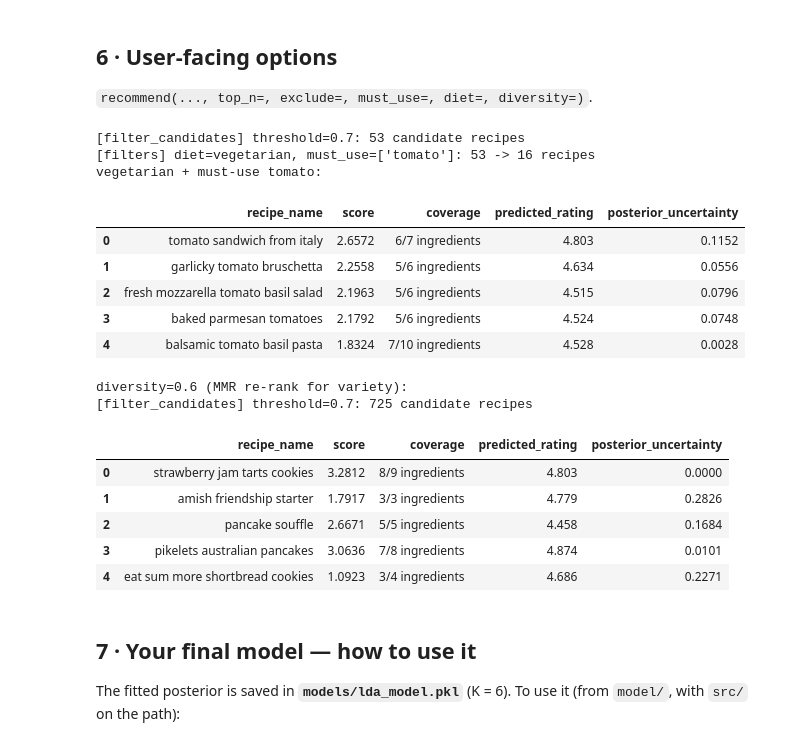
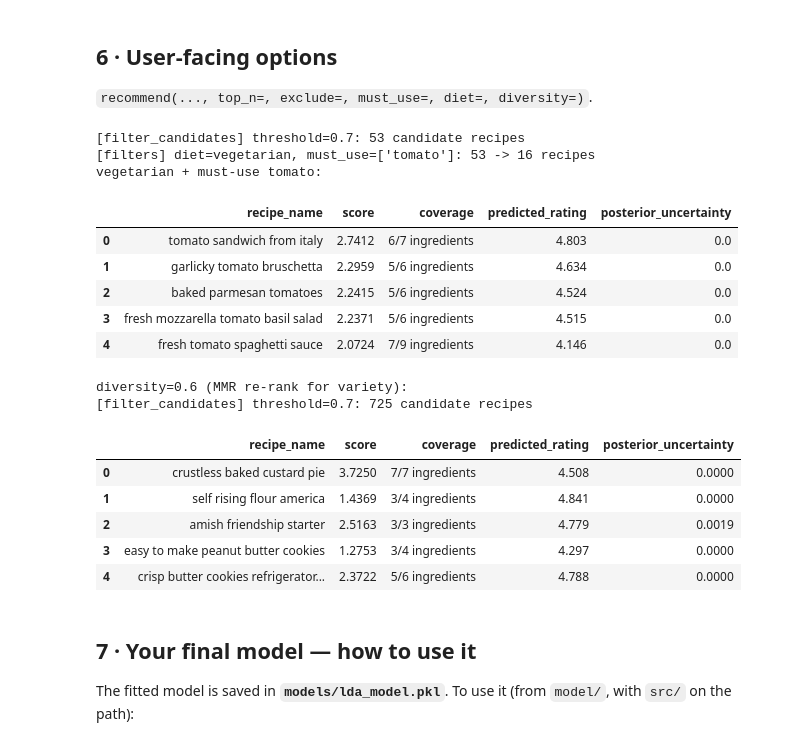
Before and after one commit to eason1218/what-can-i-cook-tonight, a Jupyter notebook: model/notebooks/model_pipeline.ipynb, the cells around one changed output. Saved outputs shown, nothing was run; the diff lists cells and outputs as text; code cells hidden in the pictures.

```diff
--- a/model/notebooks/model_pipeline.ipynb
+++ b/model/notebooks/model_pipeline.ipynb
@@ -25,7 +23,7 @@ so `import recipe_recommender` and the `data/ models/ figures/` paths resolve.
 import os, sys
 if os.path.basename(os.getcwd()) == "notebooks":     # launched from model/notebooks/
     os.chdir("..")                                   # -> model/
-sys.path.insert(0, os.path.join(os.getcwd(), "src")) # so `import recipe_recommender` works
+sys.path.insert(0, os.path.join(os.getcwd(), "src"))
 
 import json
 import numpy as np
@@ -36,7 +34,7 @@ import recipe_recommender as rr      # the model + 5 pipeline functions  (src/)
 import visualize as viz              # plotting helpers (save PNGs we then display)
 
 pd.set_option("display.max_colwidth", 55)
-df = pd.read_csv("data/recipes_clean.csv")
+df = pd.read_csv("../data/recipes_clean.csv")
 print(f"{len(df):,} recipes loaded")
 df.head(3)
 # %% [output]
@@ -102,12 +98,14 @@ diagnostics. Below we **load the cached K = 6 model**; the `else` branch shows h
 # %%
 if os.path.exists("models/lda_model.pkl"):
-    model = rr.load_model("models/lda_model.pkl")     # the already-trained final model
+    model = rr.load_model("models/lda_model.pkl")     # the already-trained model
     print("Loaded cached model. K =", model.best_k)
 else:
-    model = rr.train_lda(df, k_values=(6,), n_train=400, vocab_size=100,
-                         draws=300, tune=400, chains=2, seed=42)   # ~one NUTS fit
+    model = rr.train_lda(df)                            # sklearn fit + Bootstrap
     rr.save_model(model, "models/lda_model.pkl")
 
 rr._STATE = {"model": model, "df_id": id(df)}          # let recommend() reuse it
-print("vocab size :", len(model.vocab), "| posterior samples:", model.n_samples)
+print("vocab size           :", len(model.vocab))
+print("Bootstrap samples (B):", model.n_samples)
+print("bootstrap_stability  :", round(float(model.bootstrap_stability), 5),
+      "(mean per-element φ std; small => φ well determined)")
 # %% [output]
@@ -208,36 +210,35 @@ wrote figures/fig4_recommendation_uncertainty.png
 # %%
 veg = rr.recommend(ITAL, df, diet="vegetarian", must_use=["tomato"], top_n=5)
 print("vegetarian + must-use tomato:")
-pd.DataFrame(veg)[cols]
+display(pd.DataFrame(veg)[cols])
+
+BAKE = ["flour", "sugar", "butter", "egg", "vanilla", "baking soda",
+        "milk", "salt", "chocolate"]
+print("diversity=0.6 (MMR re-rank for variety):")
+pd.DataFrame(rr.recommend(BAKE, df, diversity=0.6, top_n=5))[cols]
 # %% [output]
 [filter_candidates] threshold=0.7: 53 candidate recipes
 [filters] diet=vegetarian, must_use=['tomato']: 53 -> 16 recipes
 vegetarian + must-use tomato:
 |  | recipe_name | score | coverage | predicted_rating | posterior_uncertainty |
-| 0 | tomato sandwich from italy | 2.6572 | 6/7 ingredients | 4.803 | 0.1152 |
-| 1 | garlicky tomato bruschetta | 2.2558 | 5/6 ingredients | 4.634 | 0.0556 |
-| 2 | fresh mozzarella tomato basil salad | 2.1963 | 5/6 ingredients | 4.515 | 0.0796 |
-| 3 | baked parmesan tomatoes | 2.1792 | 5/6 ingredients | 4.524 | 0.0748 |
-| 4 | balsamic tomato basil pasta | 1.8324 | 7/10 ingredients | 4.528 | 0.0028 |
+| 0 | tomato sandwich from italy | 2.7412 | 6/7 ingredients | 4.803 | 0.0 |
+| 1 | garlicky tomato bruschetta | 2.2959 | 5/6 ingredients | 4.634 | 0.0 |
+| 2 | baked parmesan tomatoes | 2.2415 | 5/6 ingredients | 4.524 | 0.0 |
+| 3 | fresh mozzarella tomato basil salad | 2.2371 | 5/6 ingredients | 4.515 | 0.0 |
+| 4 | fresh tomato spaghetti sauce | 2.0724 | 7/9 ingredients | 4.146 | 0.0 |
+diversity=0.6 (MMR re-rank for variety):
+[filter_candidates] threshold=0.7: 725 candidate recipes
+|  | recipe_name | score | coverage | predicted_rating | posterior_uncertainty |
+| 0 | crustless baked custard pie | 3.7250 | 7/7 ingredients | 4.508 | 0.0000 |
+| 1 | self rising flour america | 1.4369 | 3/4 ingredients | 4.841 | 0.0000 |
+| 2 | amish friendship starter | 2.5163 | 3/3 ingredients | 4.779 | 0.0019 |
+| 3 | easy to make peanut butter cookies | 1.2753 | 3/4 ingredients | 4.297 | 0.0000 |
+| 4 | crisp butter cookies refrigerator... | 2.3722 | 5/6 ingredients | 4.788 | 0.0000 |
-# %%
-BAKE = ["flour", "sugar", "butter", "egg", "vanilla", "baking soda",
-        "milk", "salt", "chocolate"]
-print("diversity=0.6 (MMR re-rank for variety):")
-pd.DataFrame(rr.recommend(BAKE, df, diversity=0.6, top_n=5))[cols]
-# %% [output]
-diversity=0.6 (MMR re-rank for variety):
-[filter_candidates] threshold=0.7: 725 candidate recipes
-|  | recipe_name | score | coverage | predicted_rating | posterior_uncertainty |
-| 0 | strawberry jam tarts cookies | 3.2812 | 8/9 ingredients | 4.803 | 0.0000 |
-| 1 | amish friendship starter | 1.7917 | 3/3 ingredients | 4.779 | 0.2826 |
-| 2 | pancake souffle | 2.6671 | 5/5 ingredients | 4.458 | 0.1684 |
-| 3 | pikelets australian pancakes | 3.0636 | 7/8 ingredients | 4.874 | 0.0101 |
-| 4 | eat sum more shortbread cookies | 1.0923 | 3/4 ingredients | 4.686 | 0.2271 |
 # %% [markdown]
 ## 7 · Your final model — how to use it
 
-The fitted posterior is saved in **`models/lda_model.pkl`** (K = 6). To use it (from `model/`,
-with `src/` on the path):
+The fitted model is saved in **`models/lda_model.pkl`**. To use it (from `model/`, with `src/` on
+the path):
 # %%
 import sys; sys.path.insert(0, "src")
 import pandas as pd, recipe_recommender as rr
```
Also changed, not shown: parts of 24 cells of this notebook, 40 other files.
